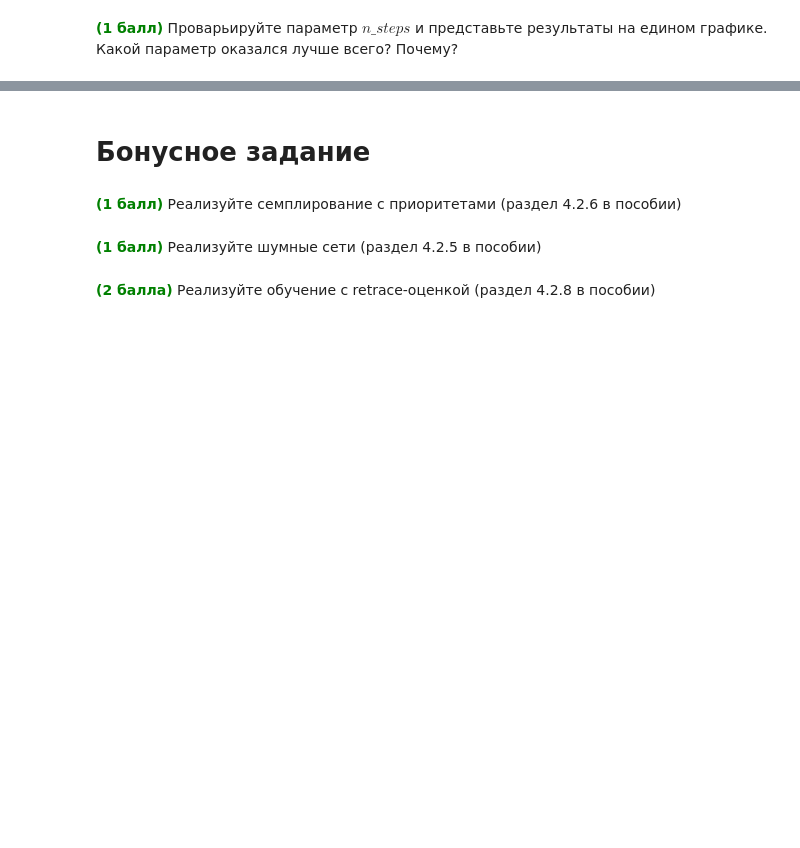
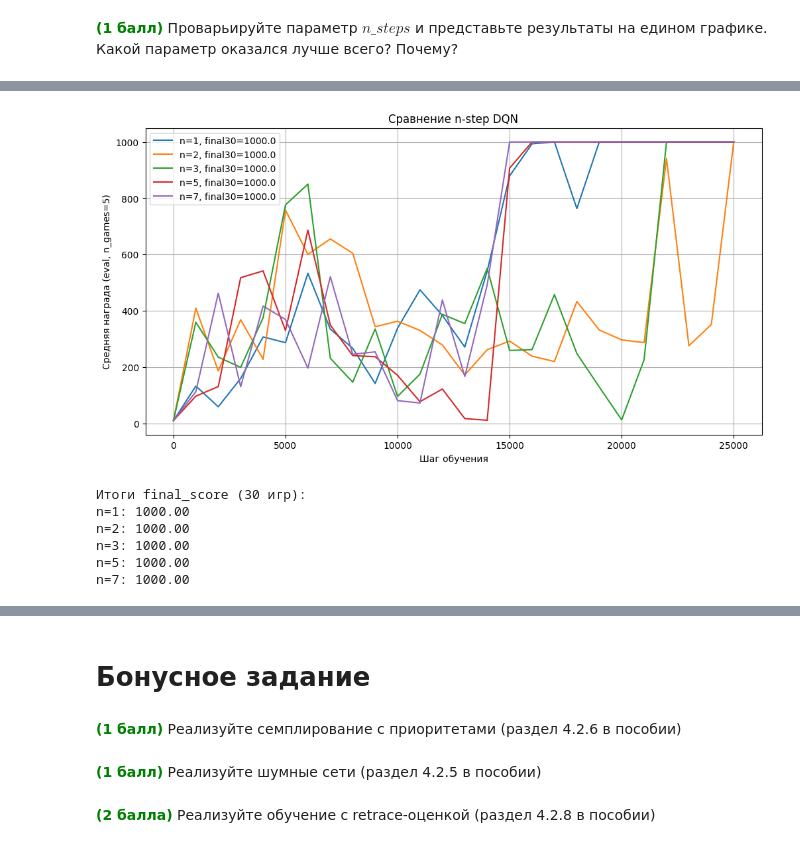
Before and after one commit to oncominglane/rl_mipt_course, a Jupyter notebook: tasks/task3/Q_обучение_Тулупов_Николай_Дмитриевич_Б01-204.ipynb, the cells around one changed output, grey strips where cells are left out. Saved outputs shown, nothing was run; the diff lists cells and outputs as text; code cells hidden in the pictures; blank space fills up the shorter version.

```diff
--- a/tasks/task3/Q_обучение_Тулупов_Николай_Дмитриевич_Б01-204.ipynb
+++ b/tasks/task3/Q_обучение_Тулупов_Николай_Дмитриевич_Б01-204.ipynb
@@ -1434,0 +1566,24 @@ print('Отлично справились')
+# %%
+plt.figure(figsize=(12, 6))
+for n in n_grid:
+    xs = np.arange(len(curves[n])) * eval_freq
+    plt.plot(xs, curves[n], label=f"n={n}, final30={results[n]:.1f}")
+
+plt.title("Сравнение n-step DQN")
+plt.xlabel("Шаг обучения")
+plt.ylabel("Средняя награда (eval, n_games=5)")
+plt.grid()
+plt.legend()
+plt.show()
+
+print("Итоги final_score (30 игр):")
+for n, sc in sorted(results.items(), key=lambda x: x[1], reverse=True):
+    print(f"n={n}: {sc:.2f}")
+# %% [output]
+[figure, added]
+Итоги final_score (30 игр):
+n=1: 1000.00
+n=2: 1000.00
+n=3: 1000.00
+n=5: 1000.00
+n=7: 1000.00
```
Also changed, not shown: parts of 17 cells of this notebook, 10 other files.
